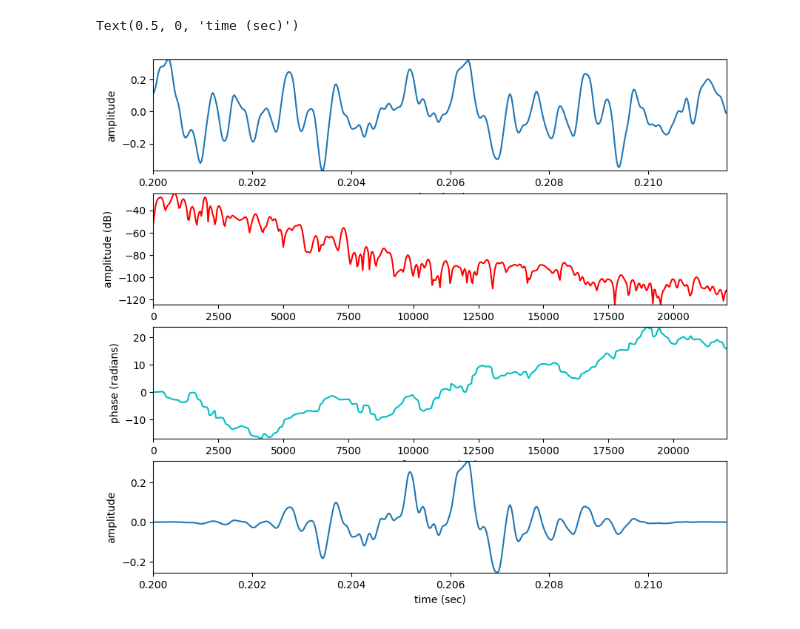
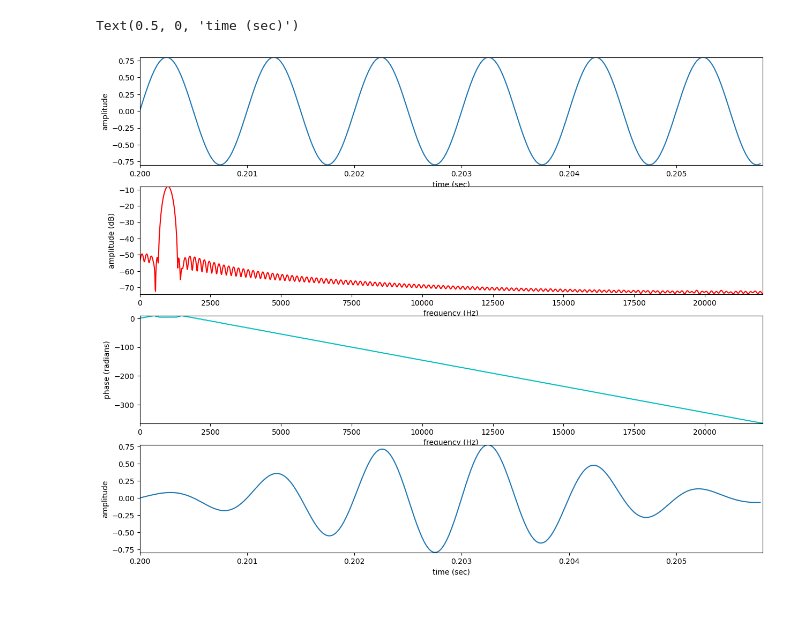
Before and after one commit to MTG/sms-tools-materials, a Jupyter notebook: examples/dft-examples.ipynb, the cells around one changed output. Saved outputs shown, nothing was run; the diff lists cells and outputs as text; code cells hidden in the pictures.

```diff
--- a/examples/dft-examples.ipynb
+++ b/examples/dft-examples.ipynb
@@ -6,9 +6,9 @@ from scipy.signal import get_window
 from smstools.models import utilFunctions as UF
 from smstools.models import dftModel as DFT
 # %%
-inputFile = '../sounds/piano.wav'
+inputFile = '../sounds/sine-1000.wav'
 fs, x = UF.wavread(inputFile)
-plt.figure(0, figsize=(10, 2))
+plt.figure(0, figsize=(15, 2))
 time_indexes = np.linspace(0, x.size/fs, x.size)
 plt.plot(time_indexes, x)
 plt.xlabel('time (seconds)')
@@ -20,37 +20,37 @@ ipd.display(ipd.Audio(data=x, rate=fs))
 [interactive output not drawn]
 # %%
-window = 'blackman'
-M = 511
-N = 1024
+window = 'hamming'
+M = 256
+N = 4096
 time = .2
 
 w = get_window(window, M)
 sample = int(time*fs)
 x1 = x[sample:sample+M]
 mX, pX = DFT.dftAnal(x1, w, N)
 y = DFT.dftSynth(mX, pX, w.size)*sum(w)
 
-plt.figure(figsize=(10, 9))
+plt.figure(figsize=(15, 12))
 plt.subplot(4,1,1)
 plt.plot(time + np.arange(M)/float(fs), x1)
 plt.axis([time, time + M/float(fs), min(x1), max(x1)])
 plt.ylabel('amplitude')
 plt.xlabel('time (sec)')
 plt.subplot(4,1,2)
 plt.plot(float(fs)*np.arange(mX.size)/float(N), mX, 'r')
 plt.axis([0, fs/2.0, min(mX), max(mX)])
 plt.ylabel('amplitude (dB)')
 plt.xlabel('frequency (Hz)')
 plt.subplot(4,1,3)
 plt.plot(float(fs)*np.arange(pX.size)/float(N), pX, 'c')
 plt.axis([0, fs/2.0, min(pX), max(pX)])
 plt.ylabel('phase (radians)')
 plt.xlabel('frequency (Hz)')
 plt.subplot(4,1,4)
 plt.plot(time + np.arange(M)/float(fs), y)
 plt.axis([time, time + M/float(fs), min(y), max(y)])
 plt.ylabel('amplitude')
 plt.xlabel('time (sec)')
 # %% [output]
 Text(0.5, 0, 'time (sec)')
-[figure, old version]
+[figure, new version]
```
Also changed, not shown: parts of 1 cell of this notebook, 3 other files.
